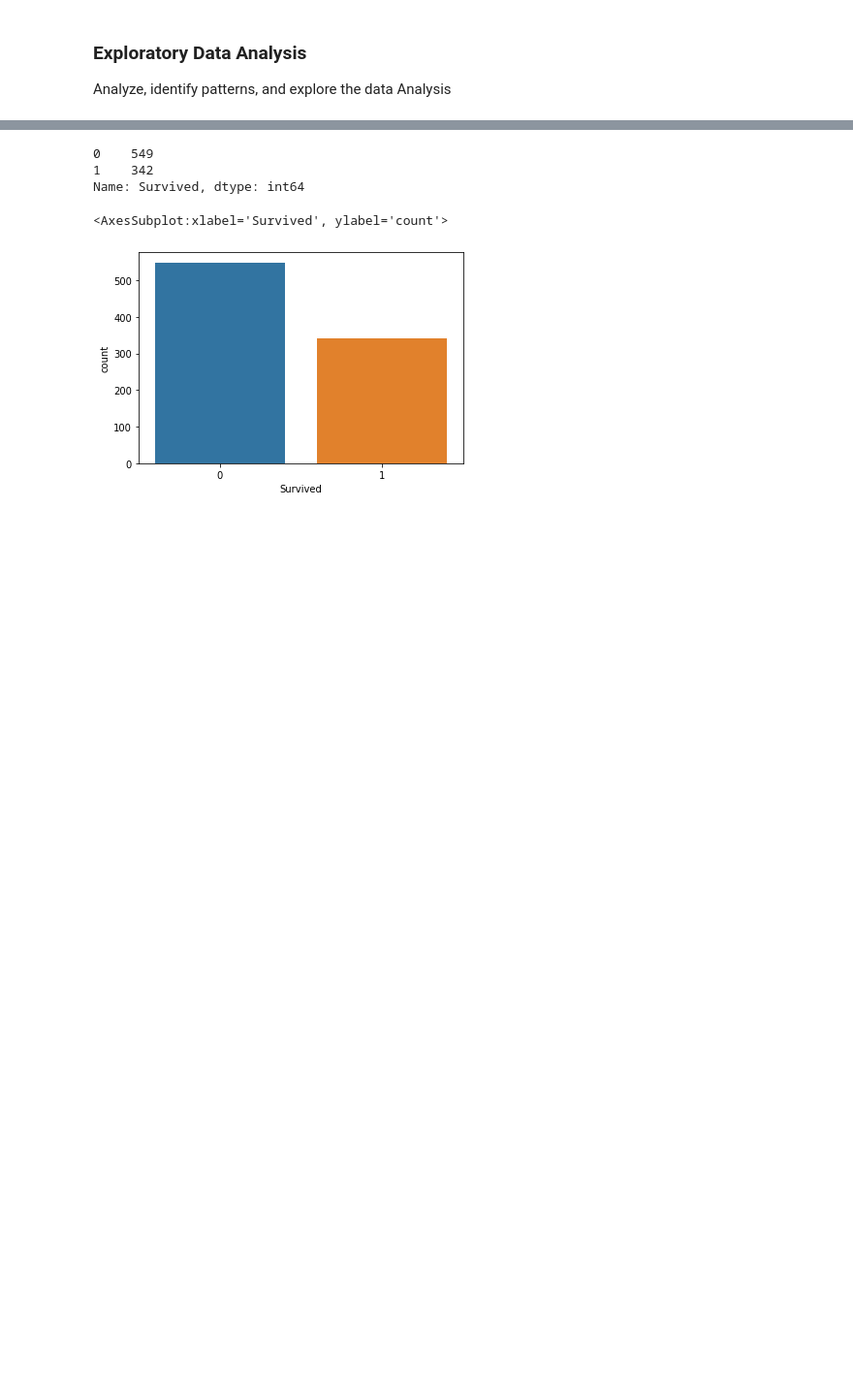
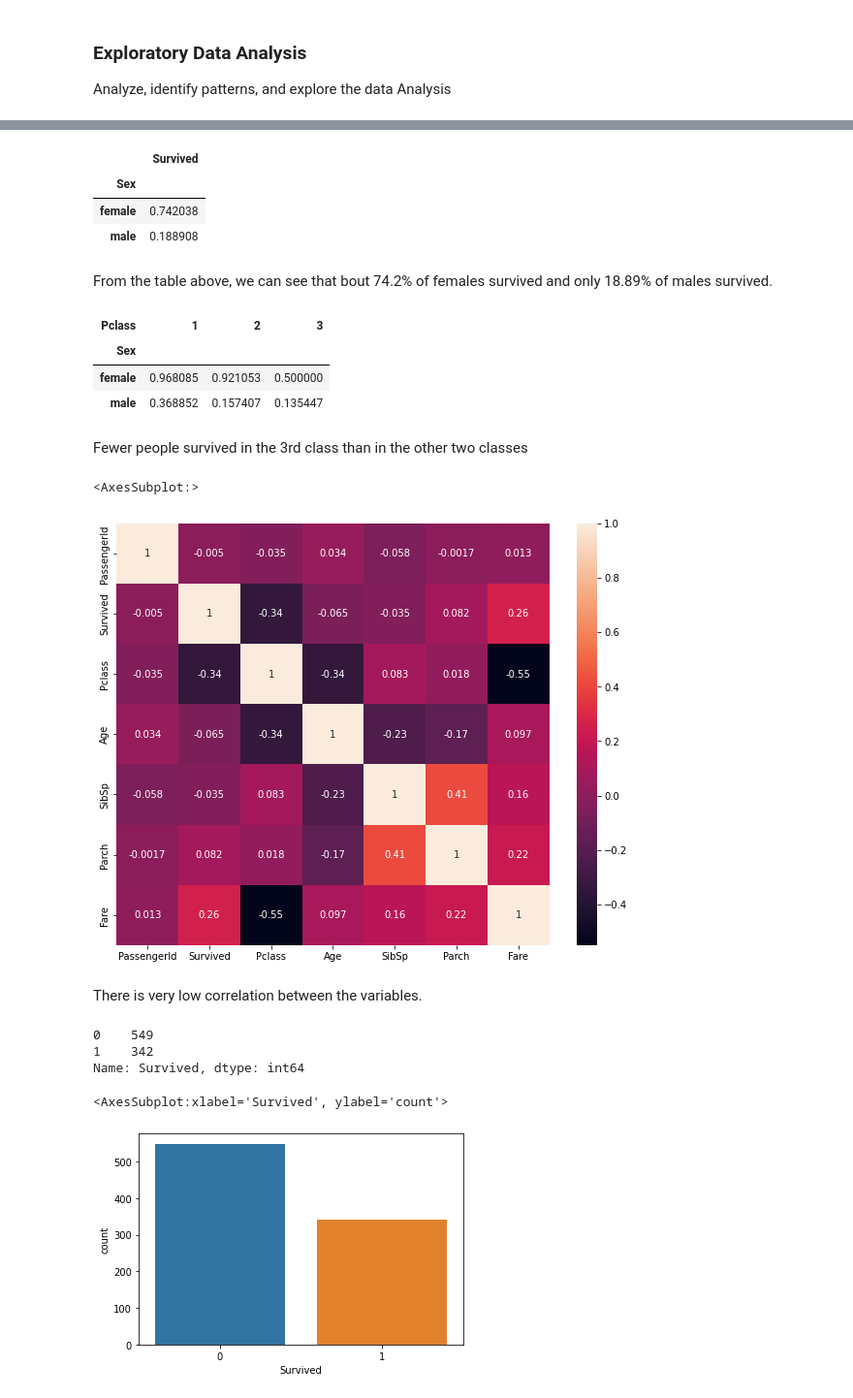
Before and after one commit to sophia14324/ML-predication-of-Titanic-Disaster, a Jupyter notebook: Titanic.ipynb, the cells around one changed output, grey strips where cells are left out. Shown at 97% size. Drawn from its saved outputs; the diff is of its cells as text; code cells hidden in the pictures; blank space fills up the shorter version.

```diff
--- a/Titanic.ipynb
+++ b/Titanic.ipynb
@@ -242,3 +232,37 @@ Analyze, identify patterns, and explore the data Analysis
+# %%
+#look at survival rate by sex
+titanic_df.groupby('Sex')[['Survived']].mean()
+# %% [output]
+|  | Survived |
+| Sex |  |
+| female | 0.742038 |
+| male | 0.188908 |
+# %% [markdown]
+From the table above, we can see that bout 74.2% of females survived and only 18.89% of males survived.
+# %%
+#look at the survival rate by sex and class
+titanic_df.pivot_table('Survived', index='Sex', columns='Pclass')
+# %% [output]
+| Pclass | 1 | 2 | 3 |
+| Sex |  |  |  |
+| female | 0.968085 | 0.921053 | 0.500000 |
+| male | 0.368852 | 0.157407 | 0.135447 |
+# %% [markdown]
+Fewer people survived in the 3rd class than in the other two classes
+# %%
+# checking  correlation
+f, ax = plt.subplots(figsize=(10, 8))
+corr = titanic_df.corr()
+sns.heatmap(corr,
+           xticklabels=corr.columns.values,
+           yticklabels=corr.columns.values,
+          annot = True)
+# there is very  low correaltion  between the varaibles
+# %% [output]
+<AxesSubplot:>
+[figure, added]
+# %% [markdown]
+There is very low correlation between the variables.
 # %%
 titanic_df['Survived'].value_counts()
 # %% [output]
```
Also changed, not shown: parts of 76 cells of this notebook.
